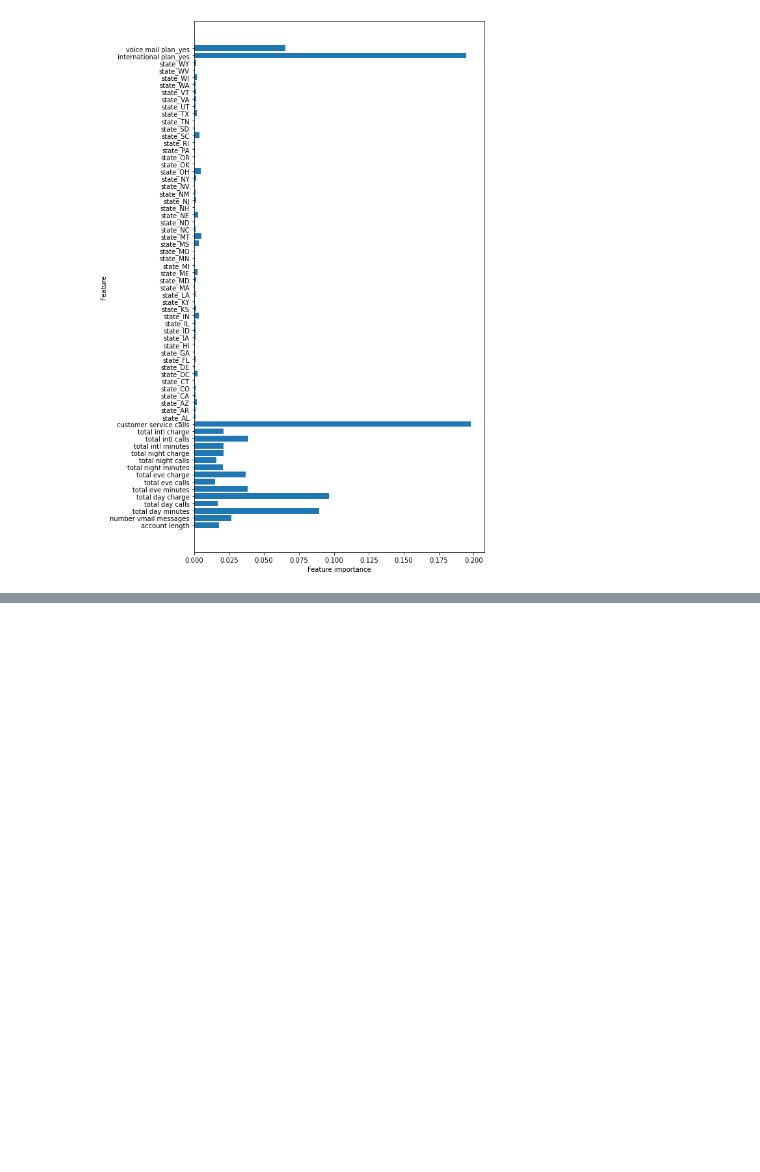
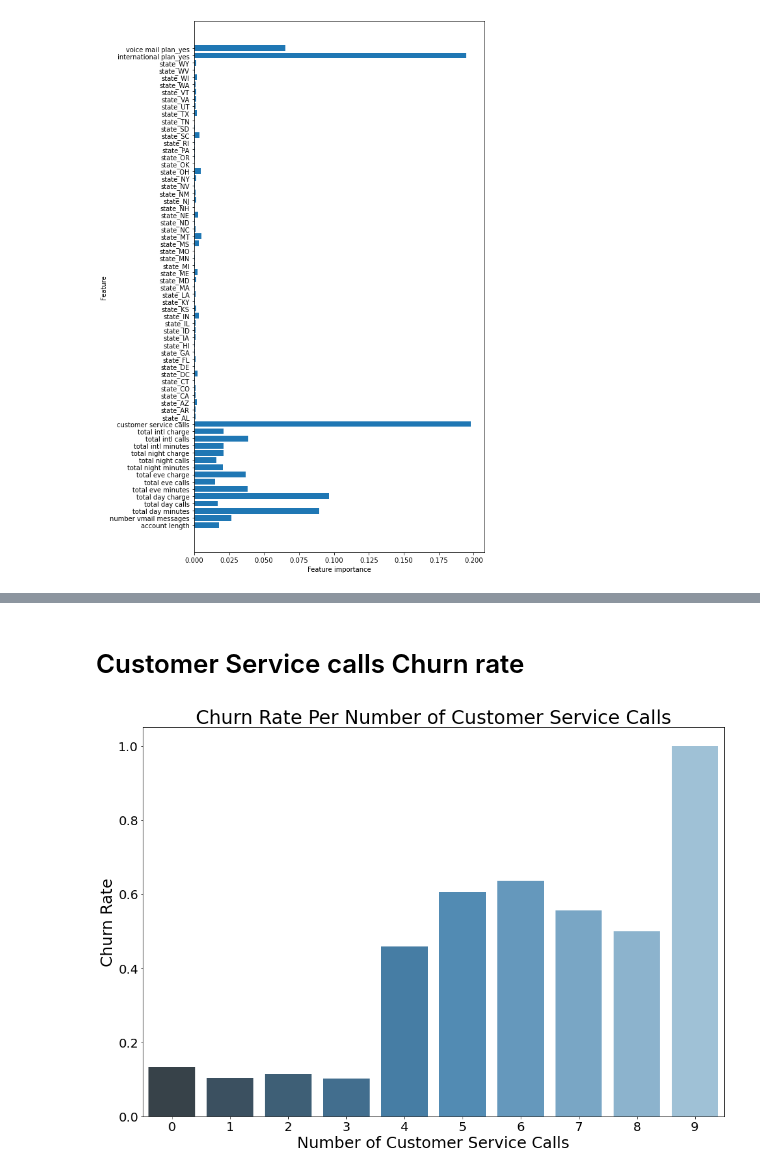
Before and after one commit to howen7/Predictive_Modeling, a Jupyter notebook: notebooks/exploratory/Hunter.ipynb, the cells around one changed output, grey strips where cells are left out. Drawn from its saved outputs; the diff is of its cells as text; code cells hidden in the pictures; blank space fills up the shorter version.

```diff
--- a/notebooks/exploratory/Hunter.ipynb
+++ b/notebooks/exploratory/Hunter.ipynb
@@ -406,0 +425,16 @@ plot_feature_importances(forest2)
+# %% [markdown]
+# Customer Service calls Churn rate
+# %%
+churn_rate_cust_service = df.groupby(['customer service calls'])['churn'].mean()
+
+fig, ax = plt.subplots(figsize =(14,10))
+sns.barplot(x = churn_rate_cust_service.index, y = churn_rate_cust_service.values, ax = ax, palette = "Blues_d")
+
+plt.title('Churn Rate Per Number of Customer Service Calls', fontsize = 30)
+plt.xlabel('Number of Customer Service Calls', fontsize = 25)
+plt.ylabel('Churn Rate', fontsize = 25)
+
+ax.tick_params(labelsize = 20)
+plt.tight_layout()
+# %% [output]
+[figure, added]
```
Also changed, not shown: parts of 27 cells of this notebook.
